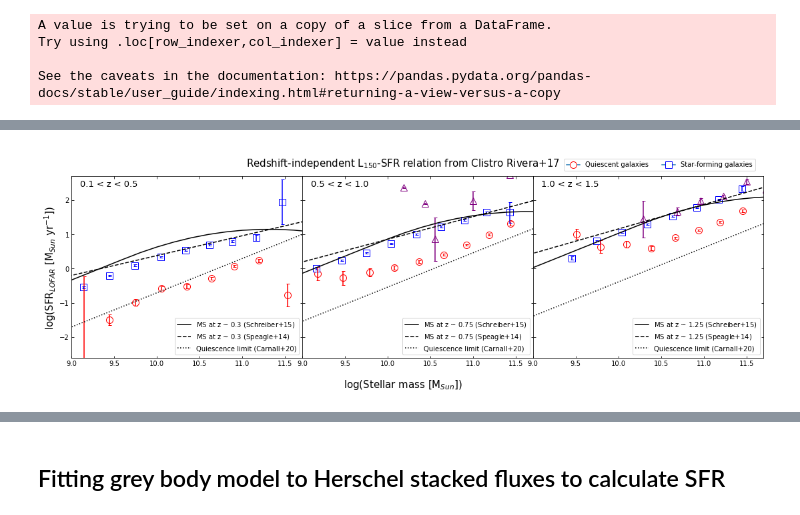
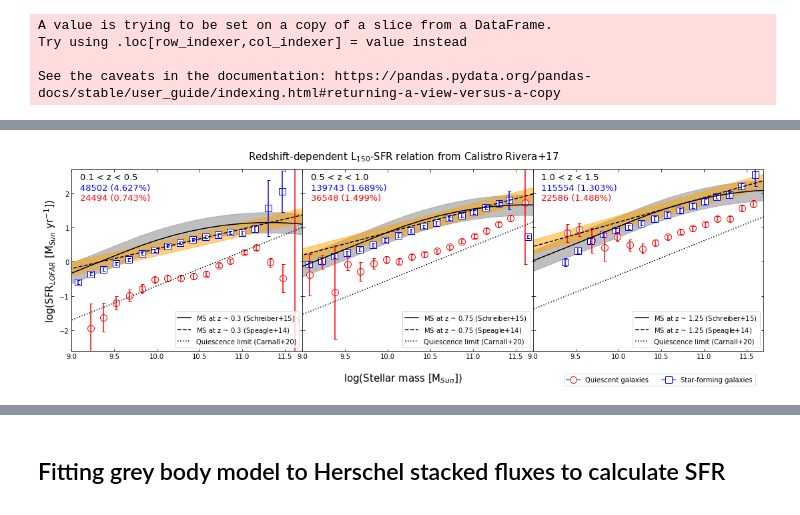
Before and after one commit to Bruno-Rodriguez/quiescent-galaxy, a Jupyter notebook: stack_results_bootes_full.ipynb, the cells around one changed output, grey strips where cells are left out. Cells and saved outputs as stored; diff of their text form; code cells hidden in the pictures.

```diff
--- a/stack_results_bootes_full.ipynb
+++ b/stack_results_bootes_full.ipynb
@@ -104,6 +84,6 @@ results_1
 # %%
 ### ONLY IF THE SFR RESULTS HAVE ALREADY BEEN COMPUTED
-#results = pd.read_csv(path+"Bootes/Bootes_stack_full_results_NDWFS.csv")
+results = pd.read_csv(path+"Bootes/Bootes_stack_full_results_NDWFS_3.csv")
 results
 # %% [output]
 |  | Type | Mass_range | Median_mass | Redshift_range | Median_redshift | Count | LOFAR_flux(mJy) | ... |
@@ -147,0 +102,3 @@ with plt.xkcd():
+# %%
+detected = pd.read_csv(path+"Bootes/Bootes_full_detected_count.csv")
+detected
@@ -147,0 +119,4 @@ with plt.xkcd():
+# %%
+results.loc[:,'IR_detected']=detected.loc[:,'IR_detected']
+# %%
+results.loc[:,'Radio_detected']=detected.loc[:,'Radio_detected']
@@ -382,44 +395,42 @@ plt.show()
 # %%
 #%% Plotting Star formation rate vs Stellar mass
 fig, axs = plt.subplots(1,3,figsize=(15,5), sharey=True)
 for i,za,zb in zip([0,1,2],[0.1,0.5,1.],[0.5,1.,1.5]):
     z = (za+zb)/2
-    logSFR = m - 0.5 + (1.5*np.log10(1+z)) - 0.3*(np.fmax(m - 0.36-2.5*np.log10(1+z),np.zeros(len(m))))**2 # For plotting Schreiber+15 main sequence
-    age = cosmo.age(z).value     # For plotting Speagle+14 main sequence
-    factor = np.log10(0.2/age)-9 # For plotting Carnall+20 sSFR quiescent limit
     data = results[(results['Median_redshift']>za)&(results['Median_redshift']<=zb)]
-    #axs[i].set_xlabel("log(Stellar mass [M$_{Sun}$])",fontsize=15)
-    #axs[i].set_ylabel("log(SFR$_{LOFAR}$ [M$_{Sun}$ yr$^{-1}$])",fontsize=15)
-    axs[i].errorbar(data.loc[(data['Type']=='QG'),'Median_mass'],
-                   np.log10(data.loc[(data['Type']=='QG'),'SFR_CR']),
-                   yerr=data.loc[(data['Type']=='QG'),'SFR_CR_unc']/(data.loc[(data['Type']=='QG'),'SFR_CR']*np.log(10)),
+    marker1=axs[i].errorbar(data.loc[(data['Type']=='QG'),'Median_mass'],
+                   np.log10(data.loc[(data['Type']=='QG'),'SFR_CRz']),
+                   yerr=data.loc[(data['Type']=='QG'),'SFR_CRz_unc']/(data.loc[(data['Type']=='QG'),'SFR_CRz']*np.log(10)),
                    fmt='o',mfc='w',mec='r',ms=10,ecolor='r',barsabove=True,capsize=2.5,label='_Quiescent galaxies')
-    axs[i].errorbar(data.loc[(data['Type']=='SFG'),'Median_mass'],
-                   np.log10(data.loc[(data['Type']=='SFG'),'SFR_CR']),
-                   yerr=data.loc[(data['Type']=='SFG'),'SFR_CR_unc']/(data.loc[(data['Type']=='SFG'),'SFR_CR']*np.log(10)),
+    marker2=axs[i].errorbar(data.loc[(data['Type']=='SFG'),'Median_mass'],
+                   np.log10(data.loc[(data['Type']=='SFG'),'SFR_CRz']),
+                   yerr=data.loc[(data['Type']=='SFG'),'SFR_CRz_unc']/(data.loc[(data['Type']=='SFG'),'SFR_CRz']*np.log(10)),
                    fmt='s',mfc='w',mec='b',ms=10,ecolor='b',barsabove=True,capsize=2.5,label='_Star-forming galaxies')
-    axs[i].errorbar(data.loc[(data['Type']=='IRBQG'),'Median_mass'],
-                   np.log10(data.loc[(data['Type']=='IRBQG'),'SFR_CR']),
-                   yerr=data.loc[(data['Type']=='IRBQG'),'SFR_CR_unc']/(data.loc[(data['Type']=='IRBQG'),'SFR_CR']*np.log(10)),
-                   fmt='^',mfc='w',mec='purple',ms=10,ecolor='purple',barsabove=True,capsize=2.5,label='_IR-bright "QGs"')
-    axs[i].plot( m+9, logSFR, ls='-', c='k', label=f'MS at z ~ ${z}$ (Schreiber+15)')
-    axs[i].plot([8,12],[(0.84-0.026*age)*8-6.51+0.11*age,(0.84-0.026*age)*12-6.51+0.11*age],'--',color='k',label=f'MS at z ~ ${z}$ (Speagle+14)')
-    axs[i].plot([8,13],[8+factor,13+factor],':',color='k',label=f'Quiescence limit (Carnall+20)')
-    count = data['Count'].sum()
+#    axs[i].errorbar(data.loc[(data['Type']=='IRBQG'),'Median_mass'],
+#                   np.log10(data.loc[(data['Type']=='IRBQG'),'SFR_CRz']),
+#                   yerr=data.loc[(data['Type']=='IRBQG'),'SFR_CRz_unc']/(data.loc[(data['Type']=='IRBQG'),'SFR_CRz']*np.log(10)),
+#                   fmt='^',mfc='w',mec='purple',ms=10,ecolor='purple',barsabove=True,capsize=2.5,label='_IR-bright "QGs"')
+    axs[i].plot(m,SchreiberMS(m,z),ls='-', c='k', label=f'MS at z ~ ${z}$ (Schreiber+15)')
+    axs[i].fill_between(m,SchreiberMS(m,z)-0.3,SchreiberMS(m,z)+0.3,alpha=0.5,color='grey')
+    axs[i].plot([8,13],[SpeagleMS(8,z),SpeagleMS(13,z)],ls='--',color='k',label=f'MS at z ~ ${z}$ (Speagle+14)')
+    axs[i].plot([8,13],[CarnallQ(8,z),CarnallQ(13,z)],ls=':',color='k',label=f'Quiescence limit (Carnall+20)')
+    axs[i].fill_between(m,SpeagleMS(m,z)-0.2,SpeagleMS(m,z)+0.2,alpha=0.5,color='orange')
+    SFG, SFGdetec = data.loc[data['Type']=='SFG',['Count','Radio_detected']].sum()
+    QG,  QGdetec  = data.loc[data['Type']=='QG', ['Count','Radio_detected']].sum()
     axs[i].text(9.1,2.4,f'{za} < z < {zb}',size=13,color='k')
+    axs[i].text(9.1,2.1,f'{SFG} ({SFGdetec/SFG:.3%})',size=13,color='b')
+    axs[i].text(9.1,1.8,f'{QG} ({QGdetec/QG:.3%})',size=13,color='r')
     axs[i].set_ylim(ymin=-2.6,ymax=2.7)
     axs[i].set_xlim(xmin=9,xmax=11.7)
     axs[i].tick_params(which='both',top=True,right=True,direction='in')
     axs[i].legend(numpoints=1, loc='lower right')
-fig.suptitle('Redshift-independent L$_{150}$-SFR relation from Clistro Rivera+17',fontsize=15,y=0.96)
+fig.suptitle('Redshift-dependent L$_{150}$-SFR relation from Calistro Rivera+17',fontsize=15,y=0.96)
 fig.text(0.5, 0.0,"log(Stellar mass [M$_{Sun}$])", ha='center',fontsize=15)
 fig.text(0.0, 0.5,"log(SFR$_{LOFAR}$ [M$_{Sun}$ yr$^{-1}$])", va='center',fontsize=15, rotation='vertical')
-#fig.supxlabel("log(Stellar mass [M$_{Sun}$])",fontsize=15)
 marker1=axs[0].errorbar([],[],[],marker='o',mfc='w',mec='r',ms=10,ecolor='r',label='Quiescent galaxies')
 marker2=plt.errorbar([],[],[],marker='s',mfc='w',mec='b',ms=10,ecolor='r',label='Star-forming galaxies')
-fig.legend(handles=[marker1,marker2],numpoints=1, loc='upper right',bbox_to_anchor=(1,1),ncol=2)
+fig.legend(handles=[marker1,marker2],numpoints=1, loc='lower right',bbox_to_anchor=(1,0),ncol=2)
 fig.subplots_adjust(left=0.04,right=1,wspace=0)
-#fig.tight_layout()
 plt.show()
 # %% [output]
-[figure, old version]
+[figure, new version]
```
Also changed, not shown: parts of 82 cells of this notebook.
